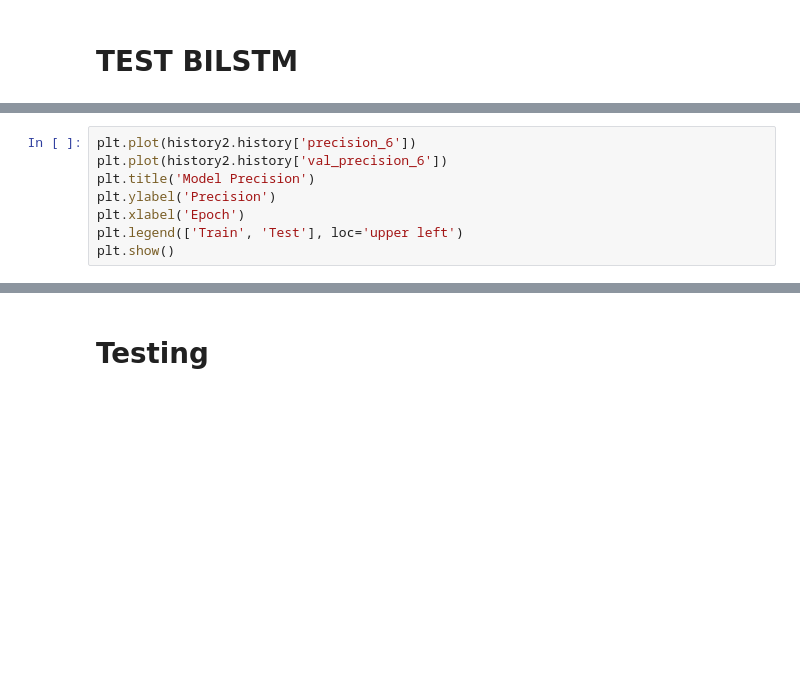
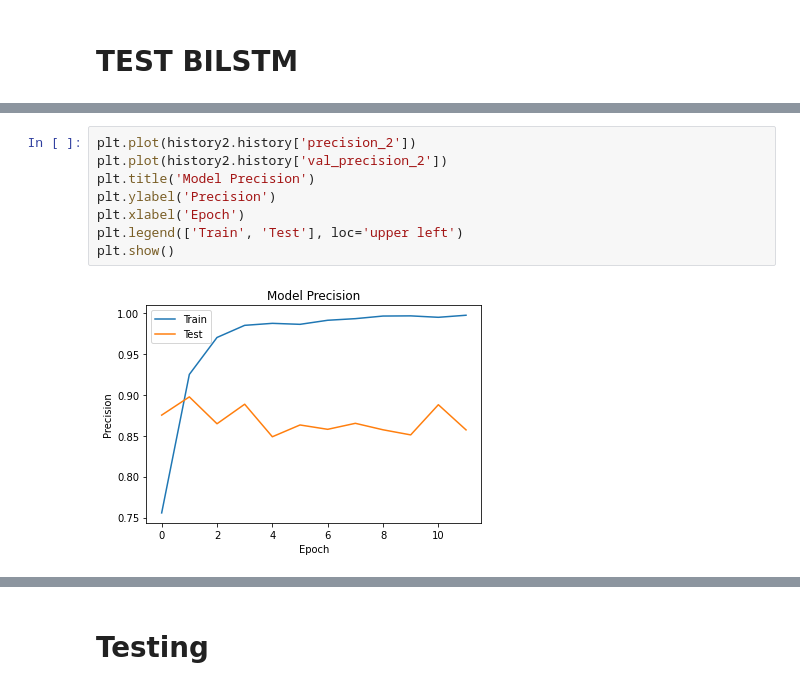
Before and after one commit to ichrafmoula/Sentiment-analysis-with-LSTM, a Jupyter notebook: sentiment_analysis_imdb_lstm.ipynb, the cells around one changed output, grey strips where cells are left out. Drawn from its saved outputs; the diff is of its cells as text; blank space fills up the shorter version.

```diff
--- a/sentiment_analysis_imdb_lstm.ipynb
+++ b/sentiment_analysis_imdb_lstm.ipynb
@@ -279,11 +478,13 @@ plt.show()
 # %%
-plt.plot(history2.history['precision_6'])
-plt.plot(history2.history['val_precision_6'])
+plt.plot(history2.history['precision_2'])
+plt.plot(history2.history['val_precision_2'])
 plt.title('Model Precision')
 plt.ylabel('Precision')
 plt.xlabel('Epoch')
 plt.legend(['Train', 'Test'], loc='upper left')
 plt.show()
+# %% [output]
+[figure, added]
 # %%
 predictions_nn_train = model2.predict(x_train)
 predictions_nn_test = model2.predict(x_test)
```
Also changed, not shown: parts of 27 cells of this notebook.
